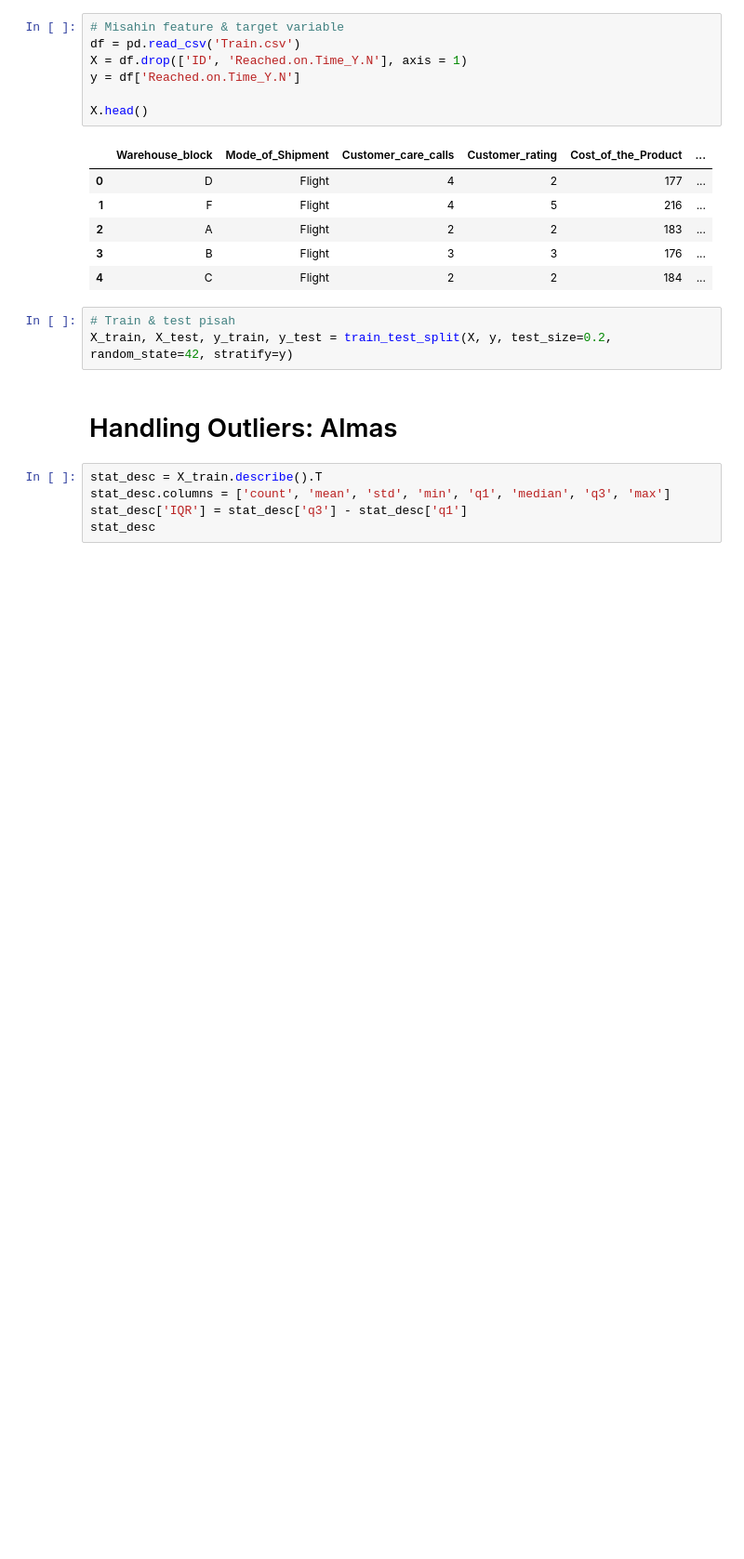
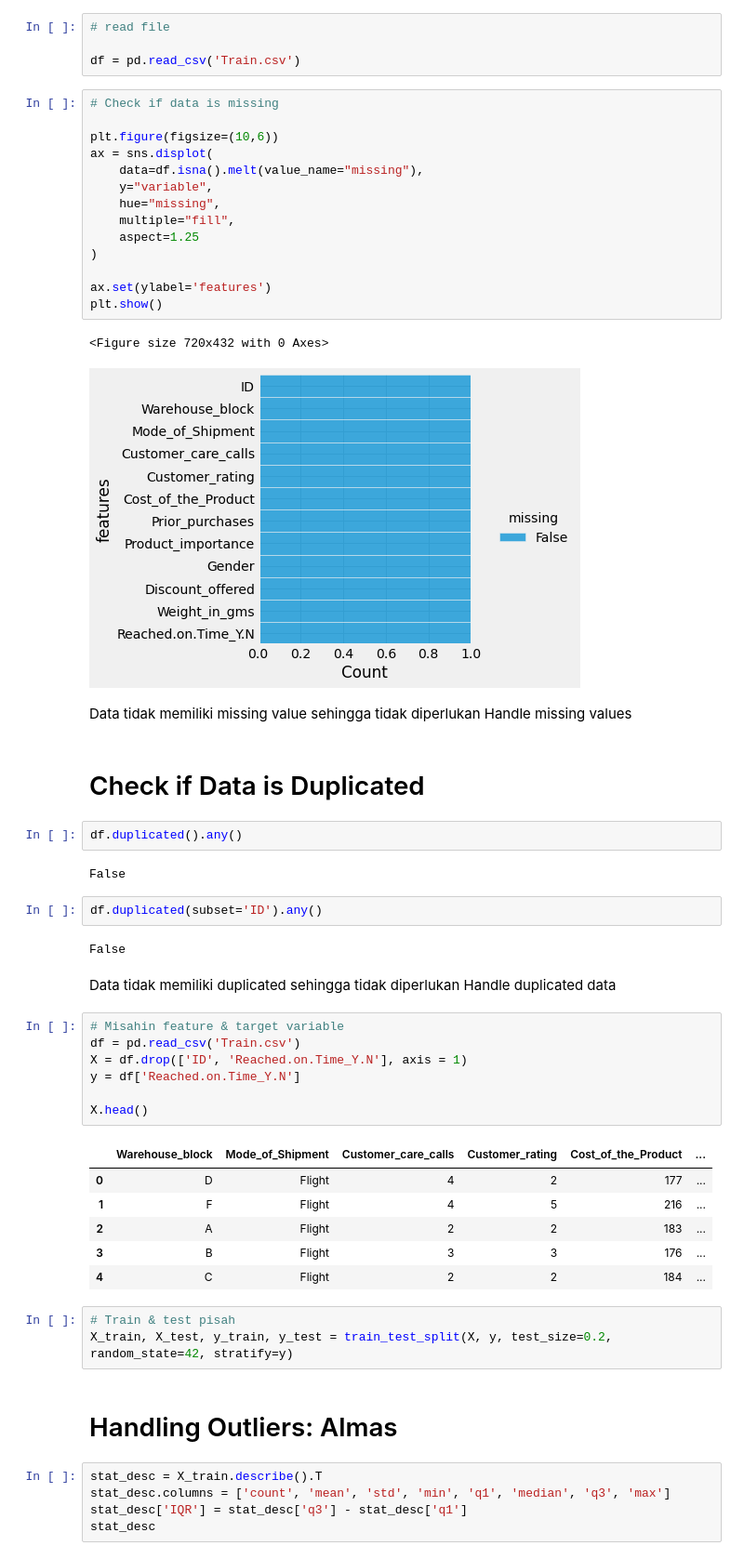
Before and after one commit to agastyaharta/Data_Slinging_Slasher, a Jupyter notebook: STAGE_2/DSS_stage_2_compiled.ipynb, the cells around one changed output. Shown at 93% size. Saved outputs shown, nothing was run; the diff lists cells and outputs as text; blank space fills up the shorter version.

```diff
--- a/STAGE_2/DSS_stage_2_compiled.ipynb
+++ b/STAGE_2/DSS_stage_2_compiled.ipynb
@@ -18,3 +27,38 @@ style.use('fivethirtyeight')
+# %%
+# read file
+
+df = pd.read_csv('Train.csv')
+# %%
+# Check if data is missing
+
+plt.figure(figsize=(10,6))
+ax = sns.displot(
+    data=df.isna().melt(value_name="missing"),
+    y="variable",
+    hue="missing",
+    multiple="fill",
+    aspect=1.25
+)
+
+ax.set(ylabel='features')
+plt.show()
+# %% [output]
+<Figure size 720x432 with 0 Axes>
+[figure, added]
+# %% [markdown]
+Data tidak memiliki missing value sehingga tidak diperlukan Handle missing values
+# %% [markdown]
+# Check if Data is Duplicated
+# %%
+df.duplicated().any()
+# %% [output]
+False
+# %%
+df.duplicated(subset='ID').any()
+# %% [output]
+False
+# %% [markdown]
+Data tidak memiliki duplicated sehingga tidak diperlukan Handle duplicated data
 # %%
 # Misahin feature & target variable
 df = pd.read_csv('Train.csv')
```
Also changed, not shown: parts of 10 cells of this notebook.
